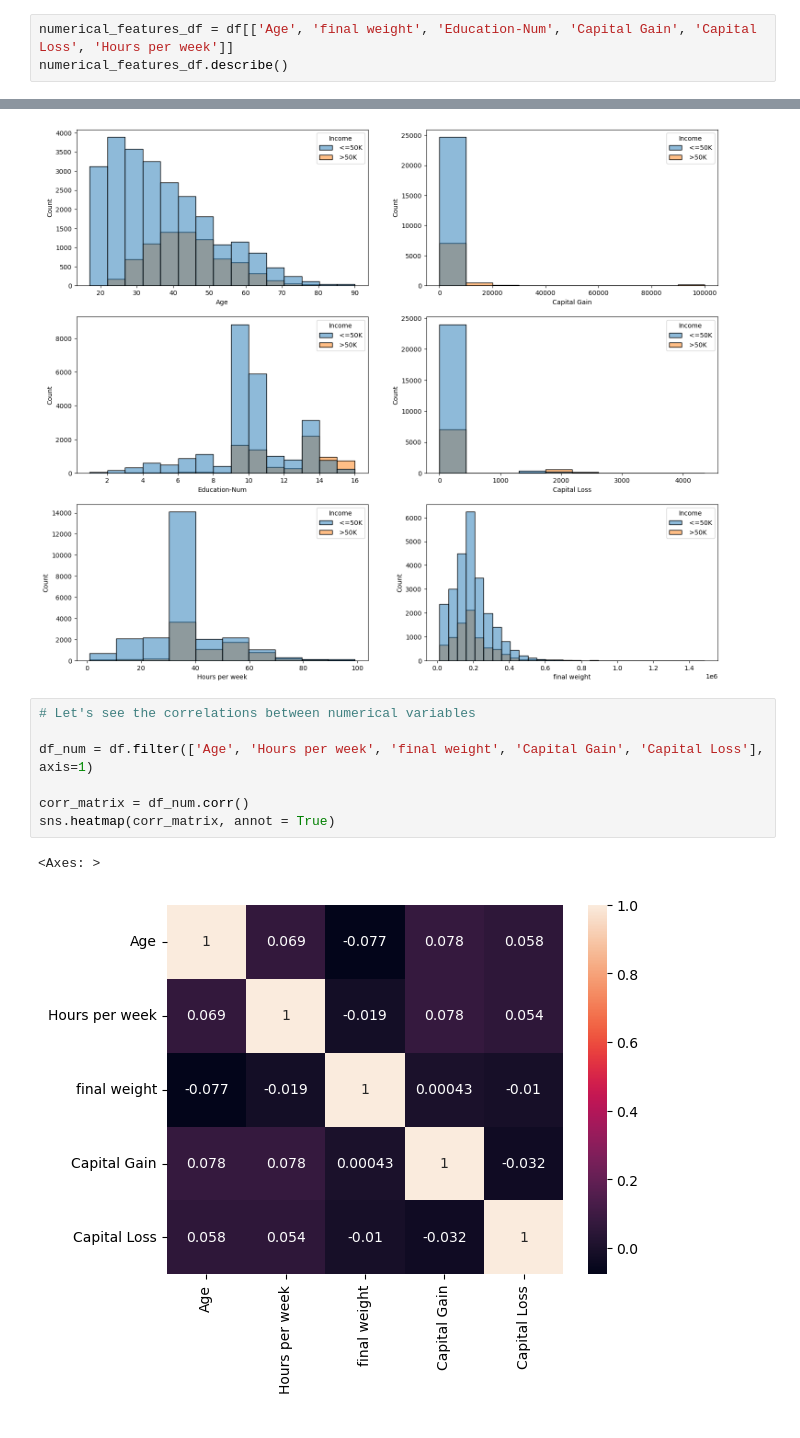
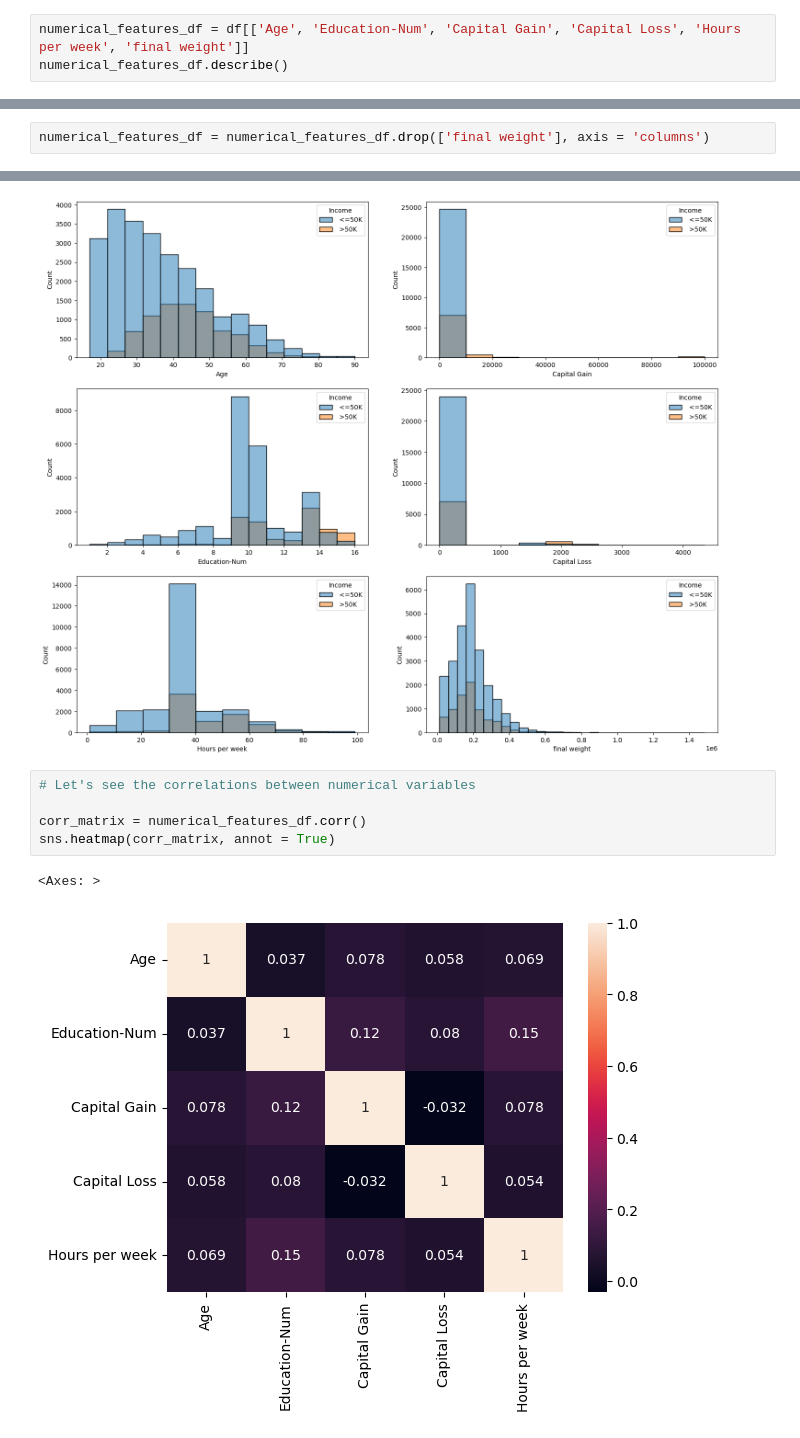
Before and after one commit to nadiia-duiunova/Adults_pet_project, a Jupyter notebook: Adult.ipynb, the cells around one changed output, grey strips where cells are left out. Saved outputs shown, nothing was run; the diff lists cells and outputs as text.

```diff
--- a/Adult.ipynb
+++ b/Adult.ipynb
@@ -59,6 +59,6 @@ Data columns (total 15 columns):
 dtypes: int64(6), object(9)
 memory usage: 3.7+ MB
 # %%
-numerical_features_df = df[['Age', 'final weight', 'Education-Num', 'Capital Gain', 'Capital Loss', 'Hours per week']]
+numerical_features_df = df[['Age', 'Education-Num', 'Capital Gain', 'Capital Loss', 'Hours per week', 'final weight']]
 numerical_features_df.describe()
 # %% [output]
@@ -74,3 +93,5 @@ numerical_features_df.describe()
+# %%
+numerical_features_df = numerical_features_df.drop(['final weight'], axis = 'columns')
 # %% [markdown]
 Let's check the **distribution** of the **numerical** independent variables
 # %%
@@ -360,13 +378,11 @@ sns.histplot(ax = axes[2,1], data = df, x = 'final weight', hue = 'Income', bins
 # %%
 # Let's see the correlations between numerical variables
 
-df_num = df.filter(['Age', 'Hours per week', 'final weight', 'Capital Gain', 'Capital Loss'], axis=1)
-
-corr_matrix = df_num.corr()
+corr_matrix = numerical_features_df.corr()
 sns.heatmap(corr_matrix, annot = True)
 # %% [output]
 <Axes: >
-[figure, old version]
+[figure, new version]
 # %% [markdown]
 According to plots some draft **conclusions** can be made:
 - dataset is strongly imbalanced
```
Also changed, not shown: parts of 29 cells of this notebook.
